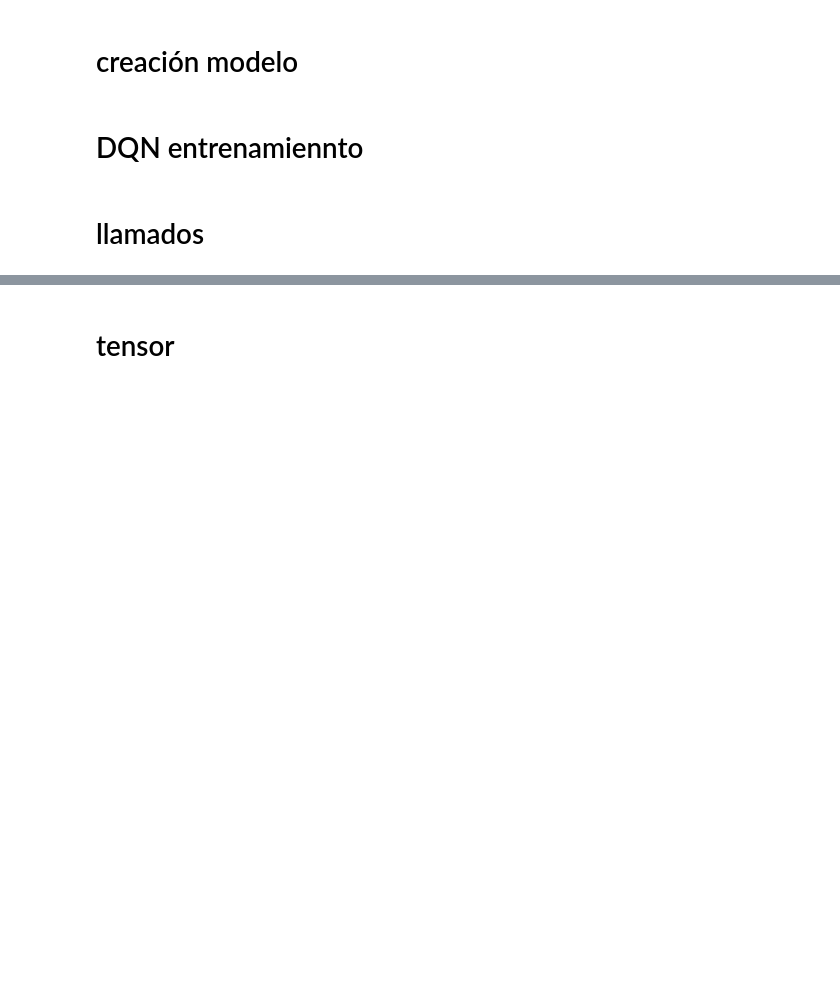
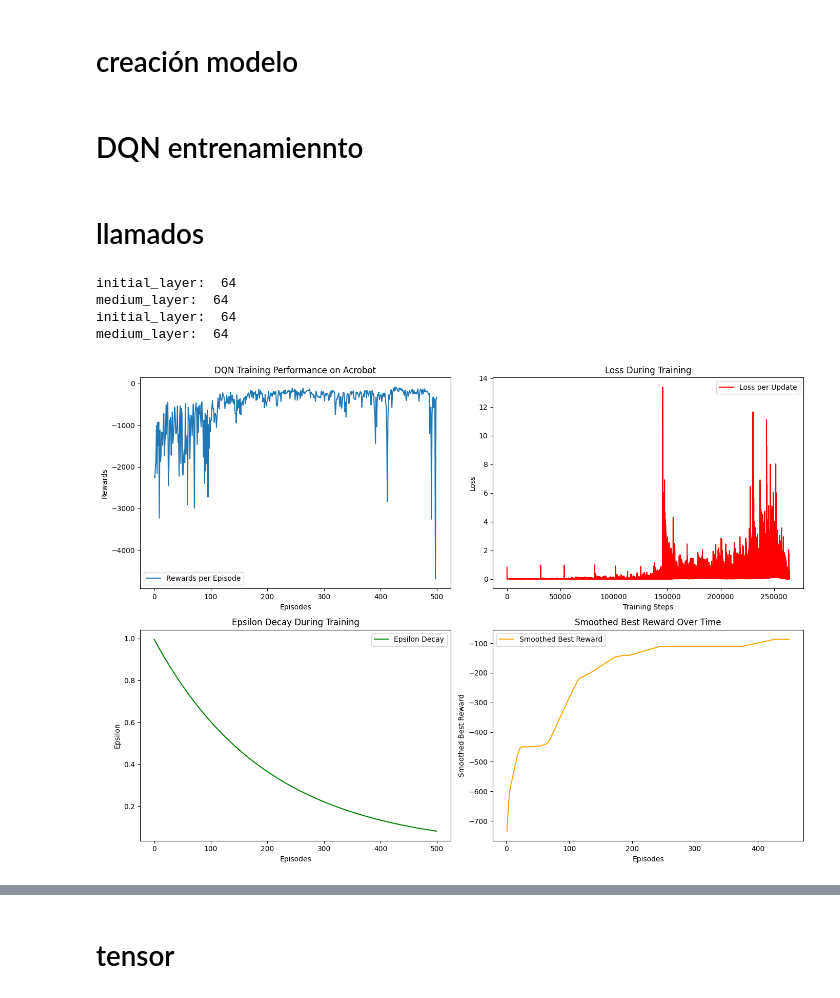
Before and after one commit to camian0/Intelligent-II-DQN, a Jupyter notebook: Acrobot/Acrobot.ipynb, the cells around one changed output, grey strips where cells are left out. Saved outputs shown, nothing was run; the diff lists cells and outputs as text; code cells hidden in the pictures; blank space fills up the shorter version.

Commit message:
feat: graphics were added

```diff
--- a/Acrobot/Acrobot.ipynb
+++ b/Acrobot/Acrobot.ipynb
@@ -29,7 +32,15 @@ class DQNNetwork(nn.Module):
 # DQN entrenamiennto
 # %%
 class DQNAgent:
-    def __init__(self, env_name="Acrobot-v1", episodes=1000, gamma=0.99, lr=0.001):
+    def __init__(
+        self,
+        env_name="Acrobot-v1",
+        episodes=1000,
+        gamma=0.99,
+        lr=0.001,
+        initial_layer=128,
+        medium_layer=128,
+    ):
         self.env = gym.make(env_name, render_mode="rgb_array")
         self.episodes = episodes
         self.gamma = gamma
@@ -40,6 +51,8 @@ class DQNAgent:
         self.memory = []
         self.batch_size = 64
         self.replay_buffer_capacity = 10000
+        self.initial_layer = initial_layer
+        self.medium_layer = medium_layer
 
         # Para las gráficas
         self.rewards_per_episode = []
@@ -53,13 +66,19 @@ class DQNAgent:
         output_dim = self.env.action_space.n
 
         # Inicializar la red y optimizador
-        self.network = DQNNetwork(input_dim, output_dim)
-        self.target_network = DQNNetwork(input_dim, output_dim)
+        self.network = DQNNetwork(
+            input_dim, output_dim, self.initial_layer, self.medium_layer
+        )
+        self.target_network = DQNNetwork(
+            input_dim, output_dim, self.initial_layer, self.medium_layer
+        )
         self.target_network.load_state_dict(self.network.state_dict())
         self.target_network.eval()
 
+        # Asegúrate de que 'self.network' esté correctamente definido
         self.optimizer = optim.Adam(self.network.parameters(), lr=self.lr)
         self.loss_fn = nn.MSELoss()
+
 
     def store_transition(self, state, action, reward, next_state, done):
         """Almacenar experiencias en la memoria de replay."""
@@ -106,7 +125,7 @@ class DQNAgent:
         self.losses.append(loss.item())
 
     def train(self):
-        for episode in range(1, self.episodes + 1):
+        for episode in tqdm( range(1, self.episodes + 1)):
             state, _ = self.env.reset()
             done = False
             total_reward = 0
@@ -135,12 +154,12 @@ class DQNAgent:
                 self.save_model()
 
             # Imprimir métricas cada 100 episodios
-            if episode % 100 == 0:
-                mean_reward = np.mean(self.rewards_per_episode[-100:])
-                print(
-                    f"Episode: {episode}, Epsilon: {self.epsilon:.2f}, "
-                    f"Best Reward: {self.best_reward:.1f}, Mean Reward: {mean_reward:.1f}"
-                )
+            # if episode % 100 == 0:
+            #     mean_reward = np.mean(self.rewards_per_episode[-100:])
+            #     print(
+            #         f"Episode: {episode}, Epsilon: {self.epsilon:.2f}, "
+            #         f"Best Reward: {self.best_reward:.1f}, Mean Reward: {mean_reward:.1f}"
+            #     )
 
         self.plot_rewards()
 
@@ -203,5 +222,11 @@ class DQNAgent:
 # llamados
 # %%
 if __name__ == "__main__":
-    agent = DQNAgent(episodes=1000)
+    agent = DQNAgent(episodes=500,initial_layer=64, medium_layer=64)
     agent.train()
+# %% [output]
+initial_layer:  64
+medium_layer:  64
+initial_layer:  64
+medium_layer:  64
+[figure, added]
```
Also changed, not shown: parts of 3 cells of this notebook.
